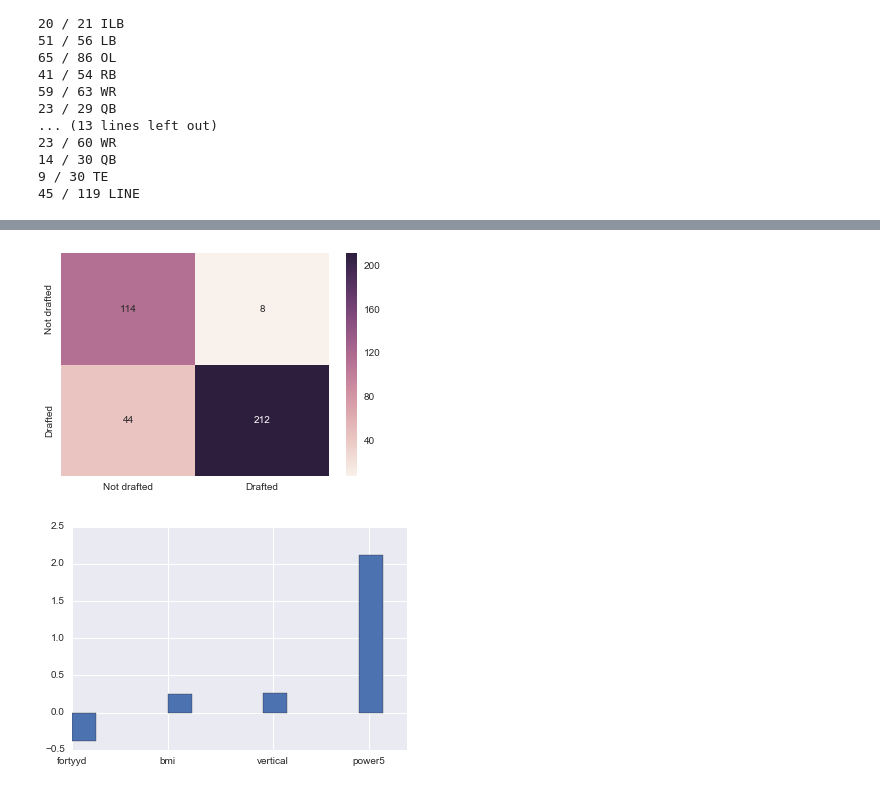
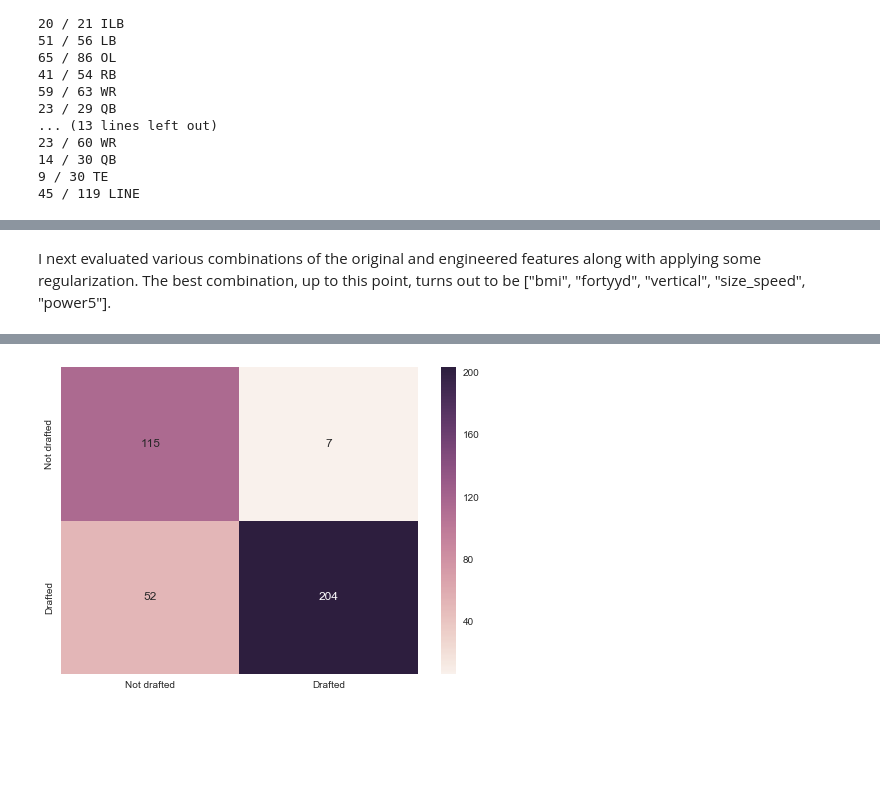
Before and after one commit to antonyross/NFL_Combine, a Jupyter notebook: NFL_Combine.ipynb, the cells around one changed output, grey strips where cells are left out. Saved outputs shown, nothing was run; the diff lists cells and outputs as text; code cells hidden in the pictures; blank space fills up the shorter version.

Commit message:
Added models and bar chart

```diff
--- a/NFL_Combine.ipynb
+++ b/NFL_Combine.ipynb
@@ -601,11 +783,8 @@ One feature that I considered might provide a contribution to draftability is th
 # %%
 
-
-
-# create a list of the Power5 schools for boolean feature
-  # ACC, Big 12, Big Ten, Pac-12, SEC
+# a list of the Power Five schools from the ACC, Big 12, Big Ten, Pac-12, and SEC conferences
 power5 = ["Boston College", "Clemson", "Duke", "Florida St.", "Florida State",
-          "Geogia Tech", "Louisville",  "Miami (FL)", "North Carolina",
+          "Geogia Tech", "Louisville", "Miami", "Miami (FL)", "North Carolina",
           "North Carolina St.", "N.C. State","North Carolina State", "Pittsburgh",
           "Syracuse", "Virginia", "Virginia Tech", "Wake Forest", "Notre Dame",
           "Baylor", "Iowa St.", "Iowa State", "Kansas", "Kansas St.", "Kansas State",
@@ -614,13 +793,12 @@ power5 = ["Boston College", "Clemson", "Duke", "Florida St.", "Florida State",
           "Michigan St.", "Michigan State", "Minnesota", "Nebraska", "Northwestern",
           "Ohio State", "Ohio St.", "Penn St.", "Penn State", "Purdue", "Rutgers",
           "Wisconsin", "Arizona", "Arizona St.", "Arizona State", "California",
-          "UCLA", "Colorado", "Oregon", "Oregon St.", "Oregon State", "USC",
+          "UCLA", "Colorado", "Oregon", "Oregon St.", "Oregon State", "USC", "Southern California",
           "Stanford", "Utah", "Washington", "Washington St.", "Washington State",
-          "Alabama", "Arkansas", "Auburn", "Florida", "Georgia", "Kentucky", "LSU",
-          "Mississippi", "Mississipi St.", "Mississippi State", "Missouri",
-          "South Carolina", "Tennessee", "Texas A&M", "Vanderbilt"]
+          "Alabama", "Arkansas", "Auburn", "Florida", "Georgia", "Kentucky", "LSU", "Louisiana State"
+          "Mississippi", "Ole Miss", "Mississipi St.", "Mississippi State", "Missouri",
+          "South Carolina", "Tennessee", "Texas A&M", "Texas AM", "Vanderbilt"]
 
-# create boolean feature to show whether player comes from a Power 5 conference
+# create boolean feature to show whether player comes from a Power Five conference
 master_dataframe["power5"] = master_dataframe["college"].isin(power5).astype(int)
-#master_dataframe["power5"] = master_dataframe.loc[(master_dataframe["college"].notnull()), "college"].isin(power5).astype(int)
 # %% [markdown]
@@ -650,31 +919,31 @@ Since "broad" and "vertical" are so highly correlated (.815) I decided to drop o
+# %% [markdown]
+I next evaluated various combinations of the original and engineered features along with applying some regularization. The best combination, up to this point, turns out to be ["bmi", "fortyyd", "vertical",  "size_speed", "power5"].
 # %%
+# display the number of individuals that were drafted out of the selected sample
+num_drafted = df_linemen.loc[df_linemen["drafted"]== 1, "drafted"].size
+total_samples = df_linemen["fortyyd"].size
+print num_drafted, "linemen were drafted out of {} ({:.2f}%)".format(total_samples, (num_drafted/total_samples)*100)
+
 df_linemen = master_dataframe.loc[(master_dataframe['year'] != 2015) & (master_dataframe["position"].isin(['OC', 'OG', 'OT', 'DE', 'DT', 'NT']))]
-df_linemen = df_linemen.loc[(df_linemen["fortyyd"] >= 1) & (df_linemen["vertical"] >= 1) & (df_linemen["broad"] >= 1) & (df_linemen["power5"].notnull())]
+df_linemen = df_linemen.loc[(df_linemen["fortyyd"] >= 1) & (df_linemen["vertical"] >= 1) & (df_linemen["broad"] >= 1)]
 
-N = df_linemen["fortyyd"].size
-
-X = df_linemen[["bmi", "fortyyd","vertical", "power5"]].values
-
+X = df_linemen[["bmi", "fortyyd", "vertical", "size_speed", "power5"]].values
 y = df_linemen["drafted"]
 X_train, X_test, y_train, y_test = train_test_split(X, y, test_size=0.3, random_state=0)
+N = y_test.size
 
-print df_linemen.loc[df_linemen["drafted"]== 1, "drafted"].size, "were drafted out of {}".format(N)
-print df_linemen.loc[df_linemen["power5"] == 1, "power5"].size, "are in  power5 out of {}".format(N)
 sc = StandardScaler()
 sc.fit(X_train)
 X_train_std = sc.transform(X_train)
 X_test_std = sc.transform(X_test)
 
-lr = LogisticRegression(C = 1.0, random_state = 0, penalty='l2', tol=0.01)  # linear model # ,
+lr = LogisticRegression(C=.1, random_state = 0, penalty='l2', tol=0.01)  # linear model # ,
 lr.fit(X_train_std, y_train)
-
 y_pred = lr.predict(X_test_std)
 
-
-print ("LOGISTIC REGRESSION")
+print ("\nLOGISTIC REGRESSION")
 print ("Misclassified {} out of {}".format( (y_test != y_pred).sum(), N))
 print("Accuracy: %.2f" % accuracy_score(y_test, y_pred))
-
 print("training set score: %f" % lr.score(X_train_std, y_train))
 print("test set score: %f" % lr.score(X_test_std, y_test))
 
@@ -684,29 +953,10 @@ plt.xlabel("Predicted value")
 cm = confusion_matrix(y_test, y_pred)
 sns.heatmap(cm, annot=True, fmt="d", xticklabels=['Not drafted', 'Drafted'], yticklabels=['Not drafted', 'Drafted'])
 
+import conf_mat_derivations
+print "\nPositive case: undrafted"
+cm_derivations = conf_mat_derivations.ConfMatDerivations(cm)
+cm_derivations.summary()
 
-
-svm = SVC(kernel = 'linear', C = 1.0, random_state = 0)  # linear model  (has many parameters that need to be tuned)
-#svm = SVC(kernel = 'rbf', C = 1.0, random_state = 0, gamma = 5.0)  # becomes non-linear with (kernel trick) Radial Basis Function Kernel
-svm.fit(X_train_std, y_train)
-
-y_pred = svm.predict(X_test_std)
-
-print ("\nSUPPORT VECTOR MACHINE")
-print ("Misclassified {} out of {}".format( (y_test != y_pred).sum(), N))
-print("Accuracy: %.2f" % accuracy_score(y_test, y_pred))
-
-print("training set score: %f" % svm.score(X_train_std, y_train))
-print("test set score: %f" % svm.score(X_test_std, y_test))
-print lr.coef_
-
-fig, ax = plt.subplots()
-
-coefs = pd.Series(lr.coef_[0], index=df_linemen[["bmi", "fortyyd","vertical", "power5"]].columns)
-coefs.sort()
-
-ax.bar([0,2,4,6], sorted(lr.coef_[0]), width=.5)
-ax.set_xticklabels(coefs.index)
-ax.set_xticks([0,2.2,4.2,6.2])
-print "F1 score: %f" % f1_score(y_test, y_pred)
+print "ROC: {}".format(roc_auc_score(y_test, y_pred, average='macro', sample_weight=None))
 # %% [output]
@@ -728,2 +978 @@ F1 score: 0.876356
-[figure, old version]
+[figure, new version]
-[figure, removed]
```
Also changed, not shown: parts of 53 cells of this notebook.
